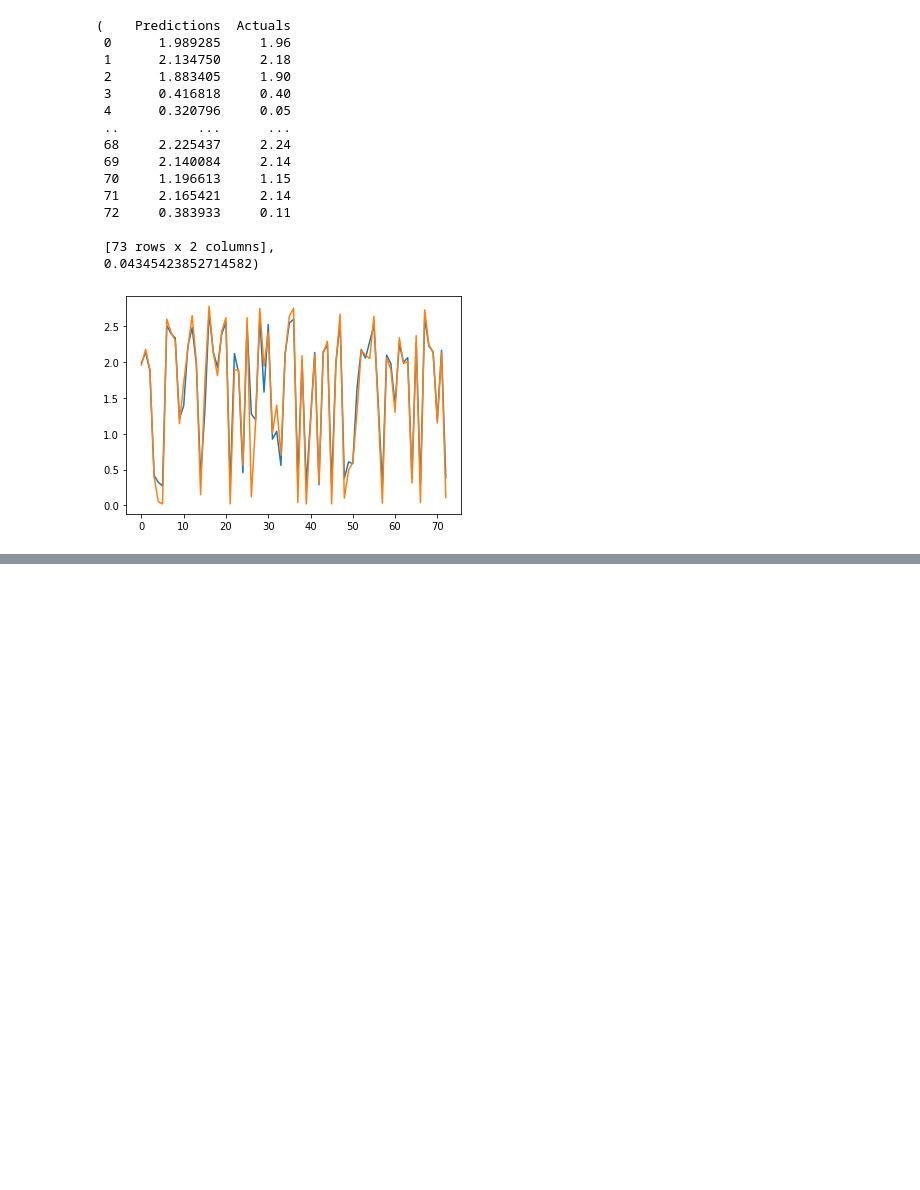
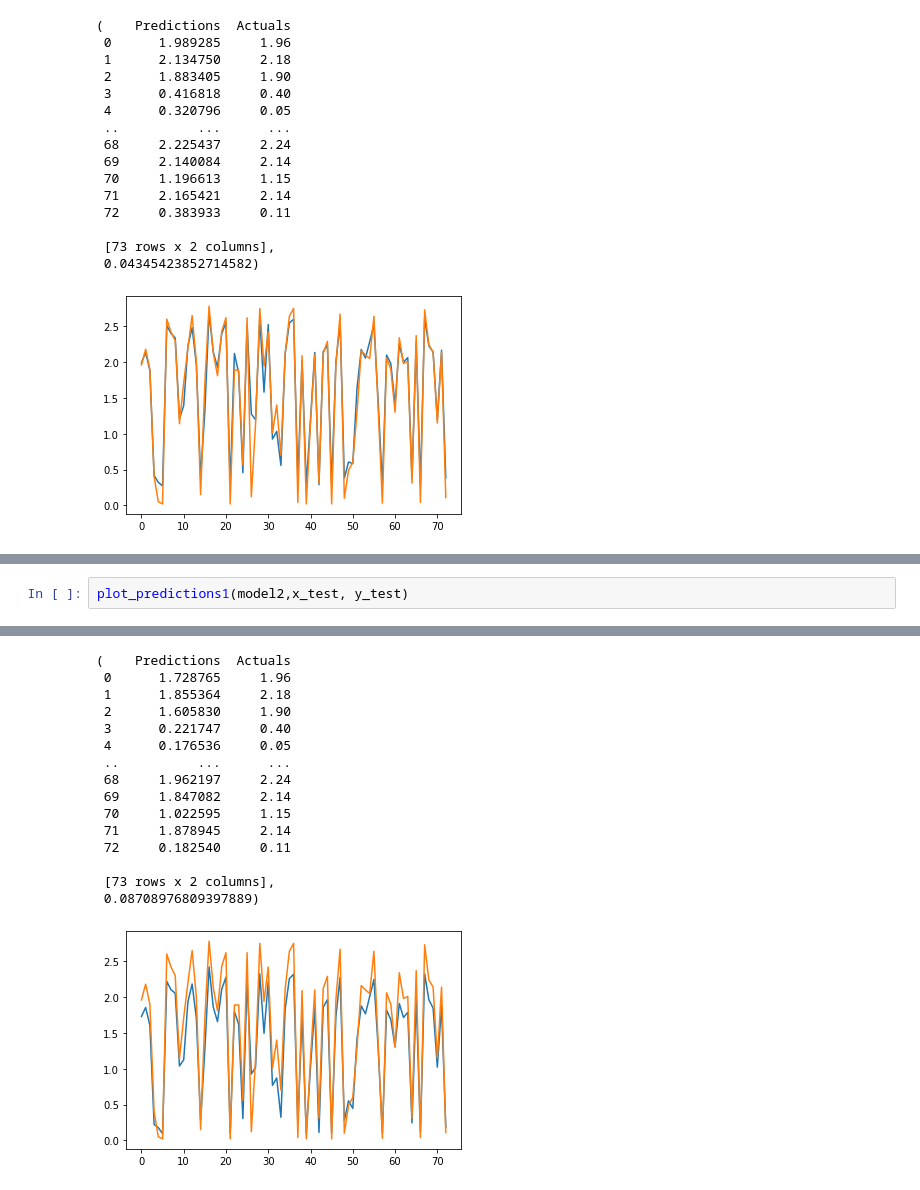
Before and after one commit to rakibhhridoy/Research, a Jupyter notebook: Turag/Python/Models.ipynb, the cells around one changed output, grey strips where cells are left out. Cells and saved outputs as stored; diff of their text form; blank space fills up the shorter version.

```diff
--- a/Turag/Python/Models.ipynb
+++ b/Turag/Python/Models.ipynb
@@ -253,0 +343,3 @@ plot_predictions1(model1, x_test, y_test)
+# %%
+plot_predictions1(model2,x_test, y_test)
+# %% [output]
@@ -253,0 +347,16 @@ plot_predictions1(model1, x_test, y_test)
+(    Predictions  Actuals
+ 0      1.728765     1.96
+ 1      1.855364     2.18
+ 2      1.605830     1.90
+ 3      0.221747     0.40
+ 4      0.176536     0.05
+ ..          ...      ...
+ 68     1.962197     2.24
+ 69     1.847082     2.14
+ 70     1.022595     1.15
+ 71     1.878945     2.14
+ 72     0.182540     0.11
+
+ [73 rows x 2 columns],
+ 0.08708976809397889)
+[figure, added]
```
Also changed, not shown: parts of 12 cells of this notebook, 4 other files.
